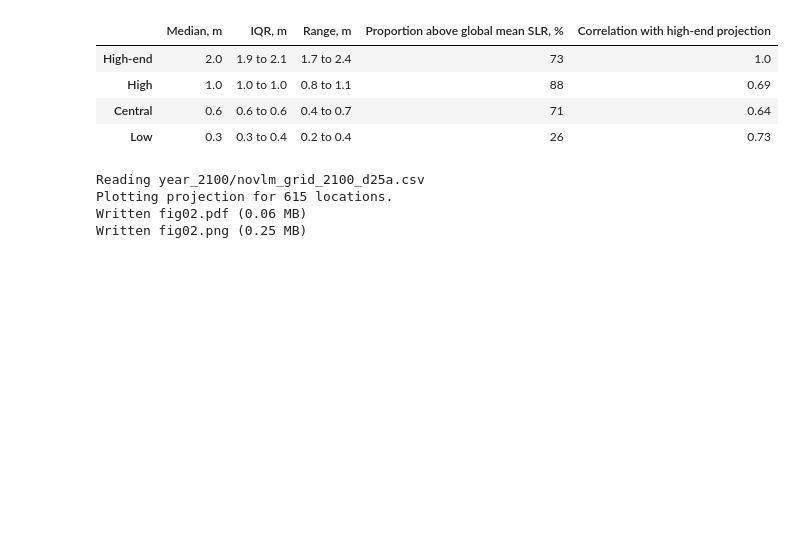
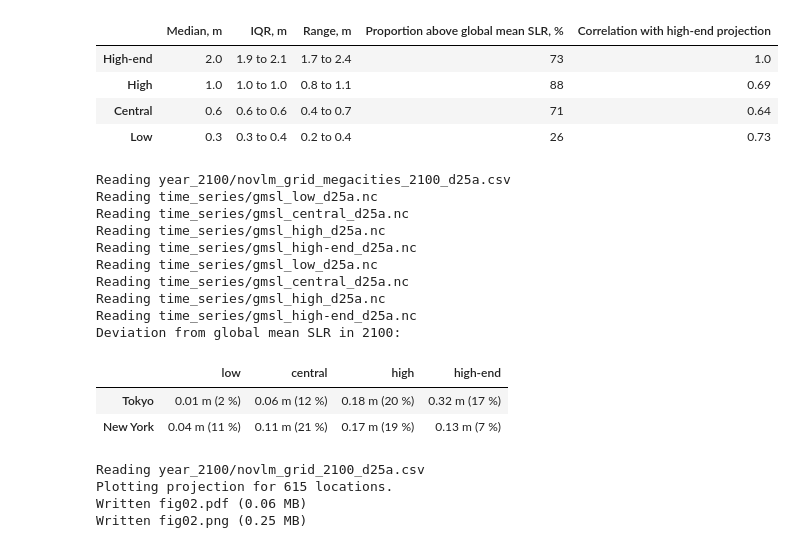
Before and after one commit to grandey/d25a-rsl-fusion, a Jupyter notebook: figs_d25a.ipynb, the cells around one changed output. Drawn from its saved outputs; the diff is of its cells as text; code cells hidden in the pictures; blank space fills up the shorter version.

Commit message:
figs_d25a.ipynb: for Tokyo and New York, what is the deviation from the global mean?

```diff
--- a/figs_d25a.ipynb
+++ b/figs_d25a.ipynb
@@ -111,6 +112,34 @@ Low     0.3     0.3 to 0.4      0.2 to 0.4      26      0.73
 | High | 1.0 | 1.0 to 1.0 | 0.8 to 1.1 | 88 | 0.69 |
 | Central | 0.6 | 0.6 to 0.6 | 0.4 to 0.7 | 71 | 0.64 |
 | Low | 0.3 | 0.3 to 0.4 | 0.2 to 0.4 | 26 | 0.73 |
+# %%
+# For specific cities, what is the deviation from the global mean?
+deviation_df = pd.DataFrame()
+year_2100_df = d25a.read_year_2100_df(slr_str='novlm', gauges_str='grid', cities_str='megacities')
+for city_short in ['Tokyo', 'New York']:
+    year_2100_ser = year_2100_df[year_2100_df['city_short'] == city_short].iloc[0]  # projections for city
+    for proj_str in ['low', 'central', 'high', 'high-end']:
+        gmsl = d25a.read_time_series_da(slr_str='gmsl', proj_str=proj_str).sel(years=2100).data
+        deviation = year_2100_ser[proj_str] - gmsl
+        deviation_perc = (deviation / gmsl) * 100
+        deviation_str = f'{deviation:.2f} m ({deviation_perc:.0f} %)'
+        deviation_df.loc[city_short, proj_str] = deviation_str
+print('Deviation from global mean SLR in 2100:')
+deviation_df
+# %% [output]
+Reading year_2100/novlm_grid_megacities_2100_d25a.csv
+Reading time_series/gmsl_low_d25a.nc
+Reading time_series/gmsl_central_d25a.nc
+Reading time_series/gmsl_high_d25a.nc
+Reading time_series/gmsl_high-end_d25a.nc
+Reading time_series/gmsl_low_d25a.nc
+Reading time_series/gmsl_central_d25a.nc
+Reading time_series/gmsl_high_d25a.nc
+Reading time_series/gmsl_high-end_d25a.nc
+Deviation from global mean SLR in 2100:
+|  | low | central | high | high-end |
+| Tokyo | 0.01 m (2 %) | 0.06 m (12 %) | 0.18 m (20 %) | 0.32 m (17 %) |
+| New York | 0.04 m (11 %) | 0.11 m (21 %) | 0.17 m (19 %) | 0.13 m (7 %) |
 # %%
 # Map showing high-end geocentric SLR projection
 fig, ax = d25a.fig_year_2100_map(slr_str='novlm', gauges_str='grid', proj_str='high-end', vmin=1.4, vmax=2.4)
```
Also changed, not shown: parts of 2 cells of this notebook.
